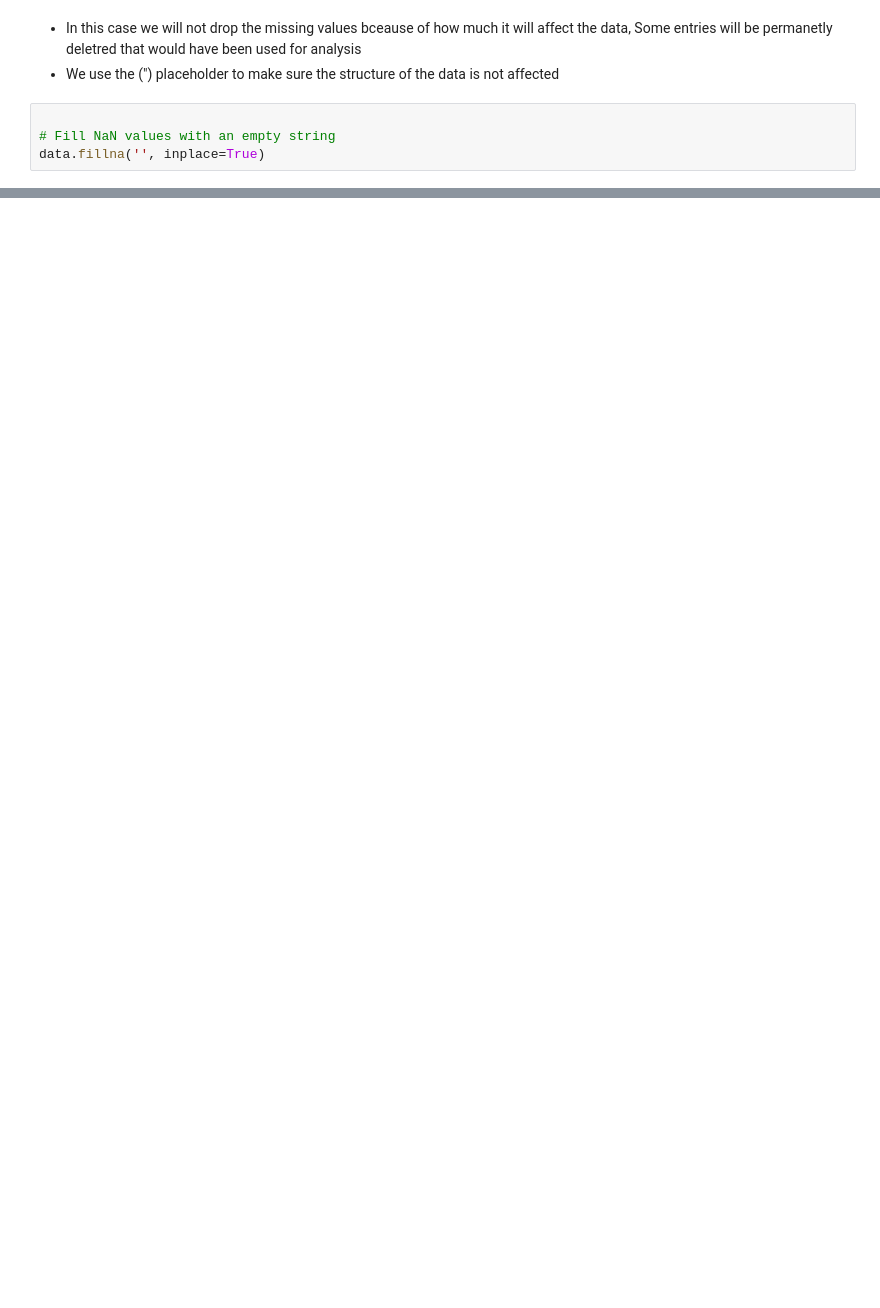
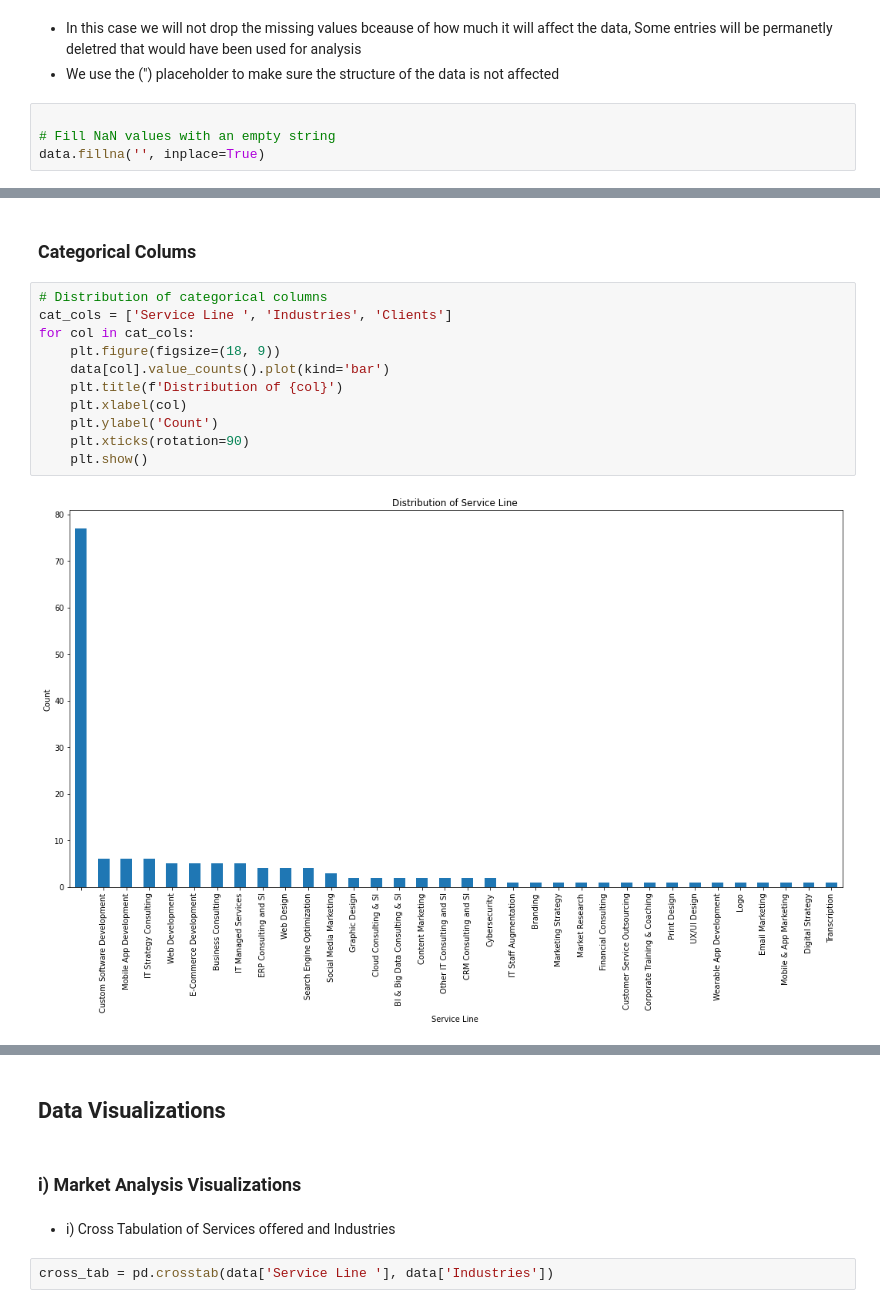
Before and after one commit to Edna722/Market-Analysis, a Jupyter notebook: Market Analysis.ipynb, the cells around one changed output, grey strips where cells are left out. Saved outputs shown, nothing was run; the diff lists cells and outputs as text; blank space fills up the shorter version.

```diff
--- a/Market Analysis.ipynb
+++ b/Market Analysis.ipynb
@@ -182,0 +239,15 @@ data
+# %% [markdown]
+### Categorical Colums
+# %%
+# Distribution of categorical columns
+cat_cols = ['Service Line ', 'Industries', 'Clients']
+for col in cat_cols:
+    plt.figure(figsize=(18, 9))
+    data[col].value_counts().plot(kind='bar')
+    plt.title(f'Distribution of {col}')
+    plt.xlabel(col)
+    plt.ylabel('Count')
+    plt.xticks(rotation=90)
+    plt.show()
+# %% [output]
+[figure, added]
@@ -182,0 +256,8 @@ data
+# %% [markdown]
+## Data Visualizations
+# %% [markdown]
+### i) Market Analysis Visualizations
+# %% [markdown]
+* i) Cross Tabulation of Services offered and Industries
+# %%
+cross_tab = pd.crosstab(data['Service Line '], data['Industries'])
```
Also changed, not shown: parts of 38 cells of this notebook.
